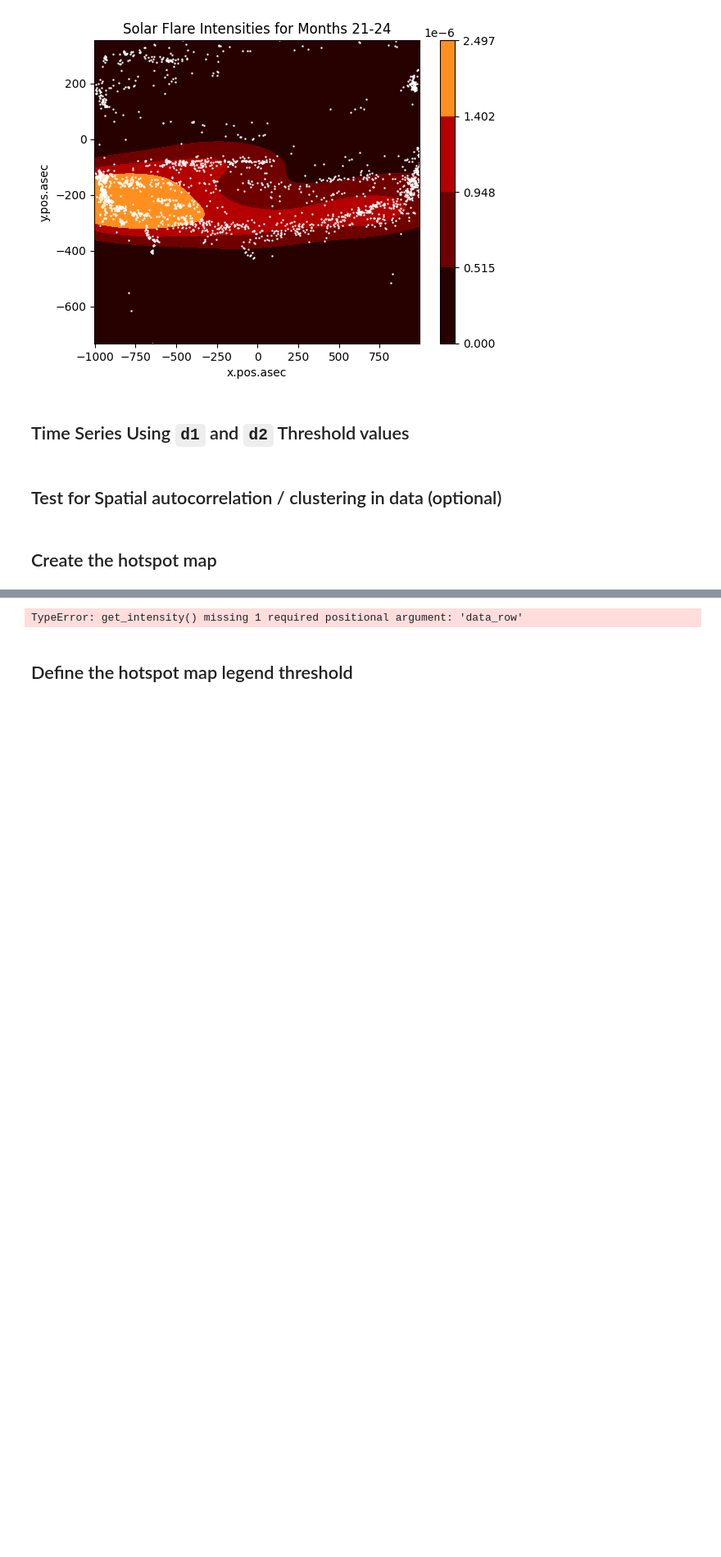
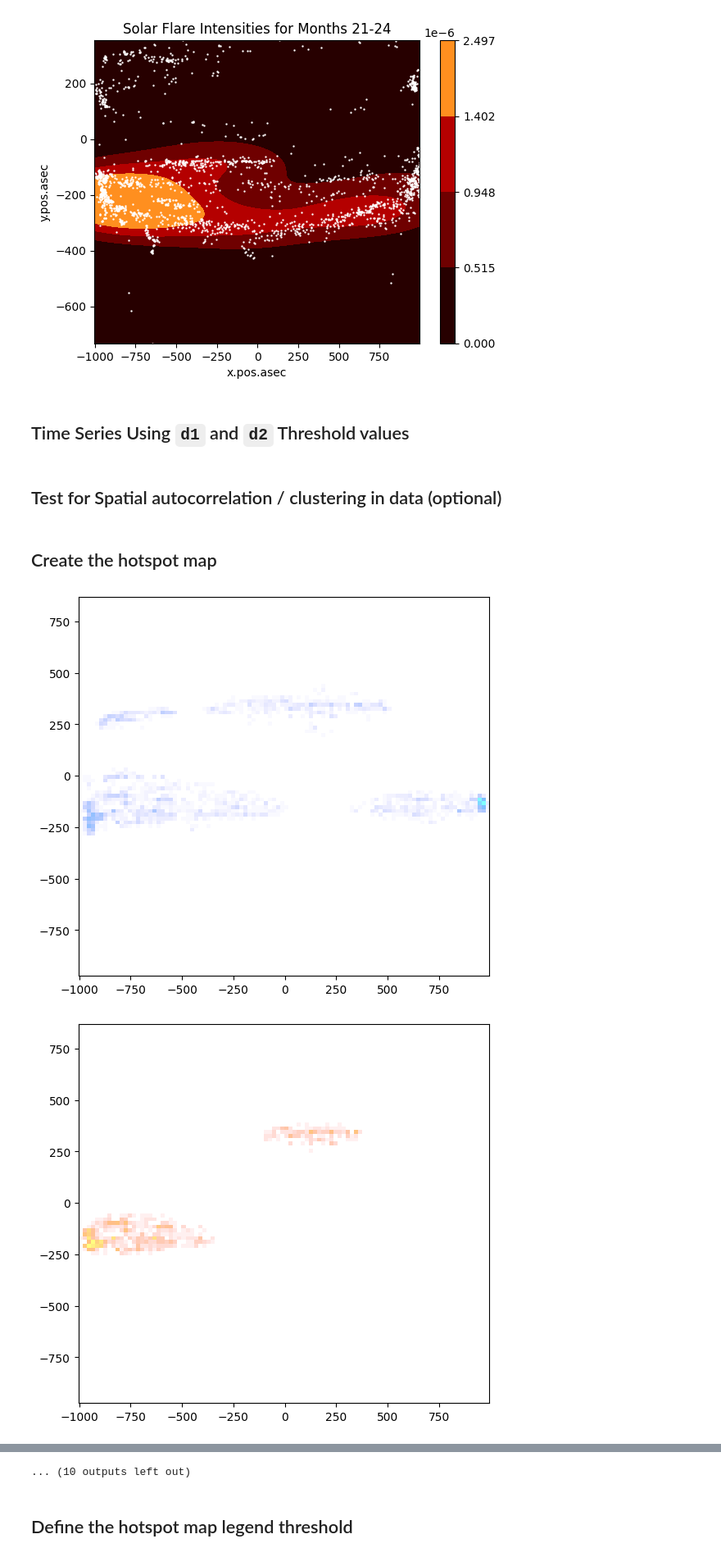
Before and after one commit to bsanchezhtx/helios-group-project, a Jupyter notebook: task2.ipynb, the cells around one changed output, grey strips where cells are left out. Shown at 82% size. Drawn from its saved outputs; the diff is of its cells as text; code cells hidden in the pictures; blank space fills up the shorter version.

Commit message:
plot separately

```diff
--- a/task2.ipynb
+++ b/task2.ipynb
@@ -107,36 +107,41 @@ def heatmap(data, threshold, ax, color_map, intensity_data):
         x, y = row['x.pos.asec'], row['y.pos.asec']
         intensity = row['intensity']
 
         col = int((x - x_min) / cell_width)
         row = int((y - y_min) / cell_height)
 
         if not (0 <= row < grid_size[1] and 0 <= col < grid_size[0]):
             continue
 
         if intensity >= threshold:
             heatmap[row, col] += 1
 
-    # Create a heatmap plot with the custom blue colormap
     ax.imshow(heatmap, cmap=color_map, origin='lower', extent=[x_min, x_max, y_min, y_max], alpha=0.5)
 
 d1 = t[2]
 d2 = t[3]
 
 for data_segment in dfs:
     data_segment['intensity'] = intensity_estimation(data_segment)
 
-    fig, background = plt.subplots(1, 1, figsize=(12, 6))
-    ax1 = fig.add_axes(background.get_position(), zorder=1)
-    ax2 = fig.add_axes(background.get_position(), zorder=2)
+    # fig, background = plt.subplots(1, 1, figsize=(12, 6))
+    # ax1 = fig.add_axes(background.get_position(), zorder=1)
+    # ax2 = fig.add_axes(background.get_position(), zorder=2)
+
+    fig1, ax1 = plt.subplots(1, 1, figsize=(12, 6))
+    fig2, ax2 = plt.subplots(1, 1, figsize=(12, 6))
+
 
     custom_blue_cmap = create_blue_colormap()
     custom_red_cmap = create_red_colormap()
 
     background.set_facecolor('black')
 
 
-    heatmap(data_segment, d1, ax1, custom_blue_cmap, intensity_data)  # Plot the first heatmap on ax1 using the blue colormap
-    heatmap(data_segment, d2, ax2, custom_red_cmap, intensity_data)   # Plot the second heatmap on ax2 using the red colormap
+    heatmap(data_segment, d1, ax1, custom_blue_cmap, intensity_data)
+    heatmap(data_segment, d2, ax2, custom_red_cmap, intensity_data)
 
     plt.show()
 # %% [output]
+[figure, added]
+[figure, added]
@@ -143,3 +158,3 @@ for data_segment in dfs:
-TypeError: get_intensity() missing 1 required positional argument: 'data_row'
+... (10 outputs left out)
 # %% [markdown]
 ## Define the hotspot map legend threshold
```
Also changed, not shown: parts of 1 cell of this notebook.
